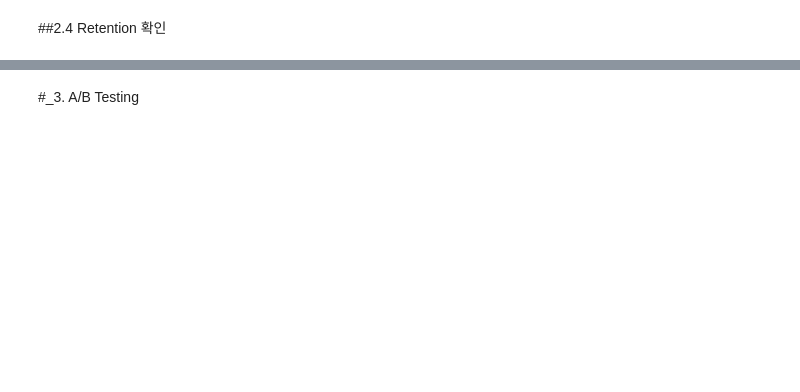
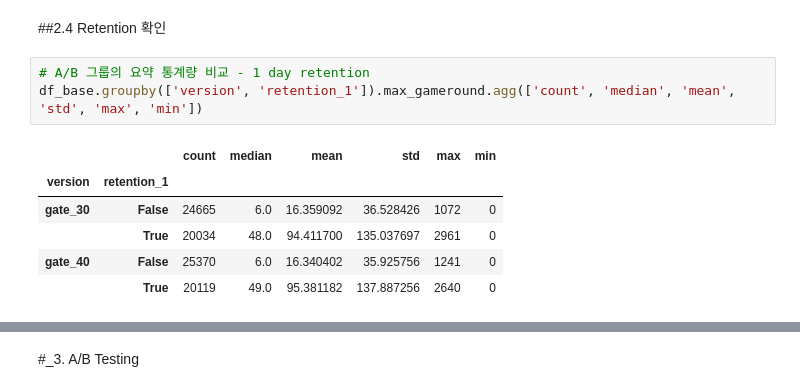
Before and after one commit to Nayoung-young/prj-game-abtesting, a Jupyter notebook: cookie_cats_abtesting.ipynb, the cells around one changed output, grey strips where cells are left out. Cells and saved outputs as stored; diff of their text form; blank space fills up the shorter version.

```diff
--- a/cookie_cats_abtesting.ipynb
+++ b/cookie_cats_abtesting.ipynb
@@ -357,2 +368,12 @@ plt.tight_layout(pad=3);
 # %% [markdown]
 ##2.4 Retention 확인
+# %%
+# A/B 그룹의 요약 통계량 비교 - 1 day retention
+df_base.groupby(['version', 'retention_1']).max_gameround.agg(['count', 'median', 'mean', 'std', 'max', 'min'])
+# %% [output]
+|  |  | count | median | mean | std | max | min |
+| version | retention_1 |  |  |  |  |  |  |
+| gate_30 | False | 24665 | 6.0 | 16.359092 | 36.528426 | 1072 | 0 |
+|  | True | 20034 | 48.0 | 94.411700 | 135.037697 | 2961 | 0 |
+| gate_40 | False | 25370 | 6.0 | 16.340402 | 35.925756 | 1241 | 0 |
+|  | True | 20119 | 49.0 | 95.381182 | 137.887256 | 2640 | 0 |
```
Also changed, not shown: parts of 14 cells of this notebook.
